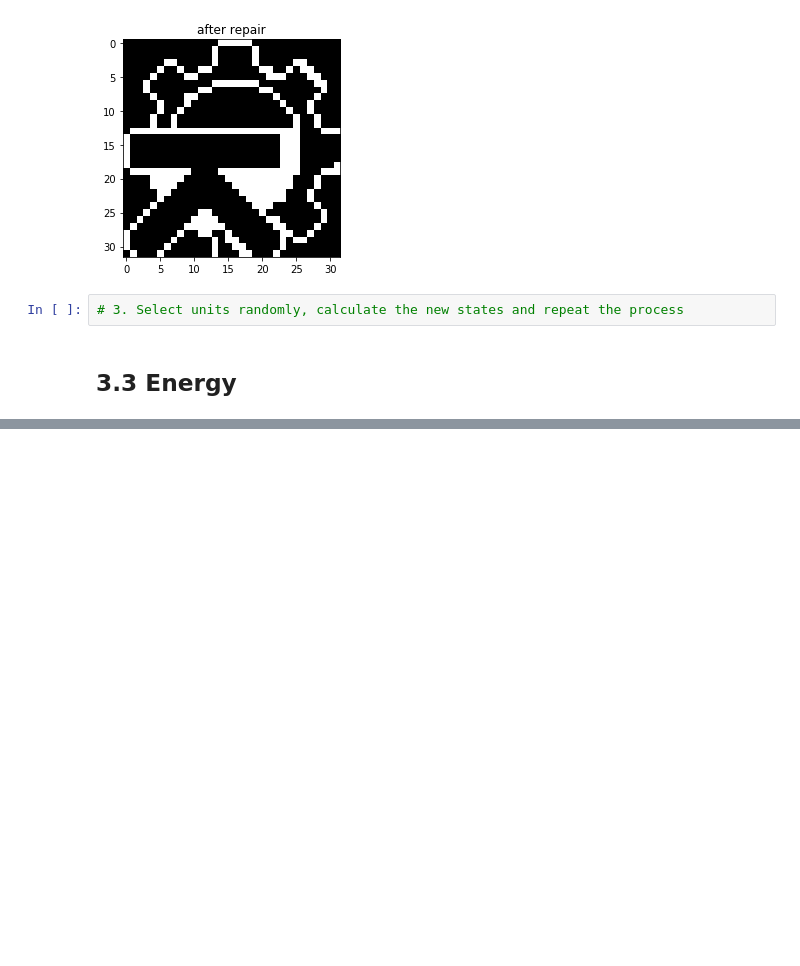
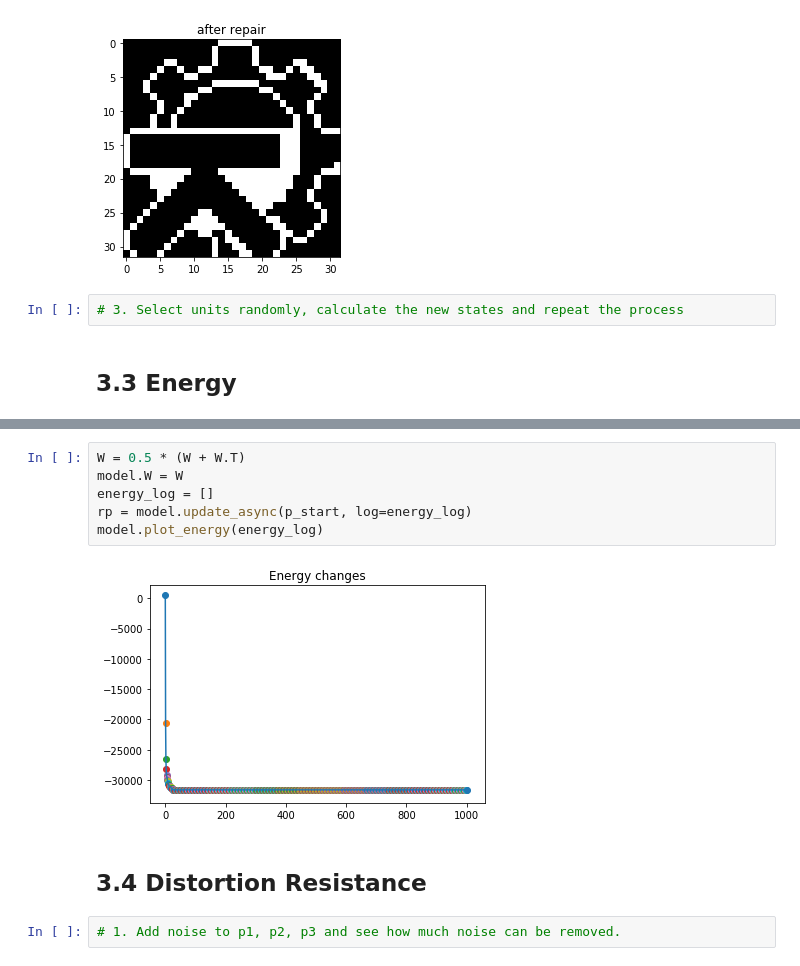
Before and after one commit to Charles2Alvin/Hopfield_Networks, a Jupyter notebook: main.ipynb, the cells around one changed output, grey strips where cells are left out. Saved outputs shown, nothing was run; the diff lists cells and outputs as text; blank space fills up the shorter version.

```diff
--- a/main.ipynb
+++ b/main.ipynb
@@ -208,0 +325,12 @@ True
+# %%
+W = 0.5 * (W + W.T)
+model.W = W
+energy_log = []
+rp = model.update_async(p_start, log=energy_log)
+model.plot_energy(energy_log)
+# %% [output]
+[figure, added]
+# %% [markdown]
+## 3.4 Distortion Resistance
+# %%
+# 1. Add noise to p1, p2, p3 and see how much noise can be removed.
```
Also changed, not shown: parts of 24 cells of this notebook, 1 other file.
